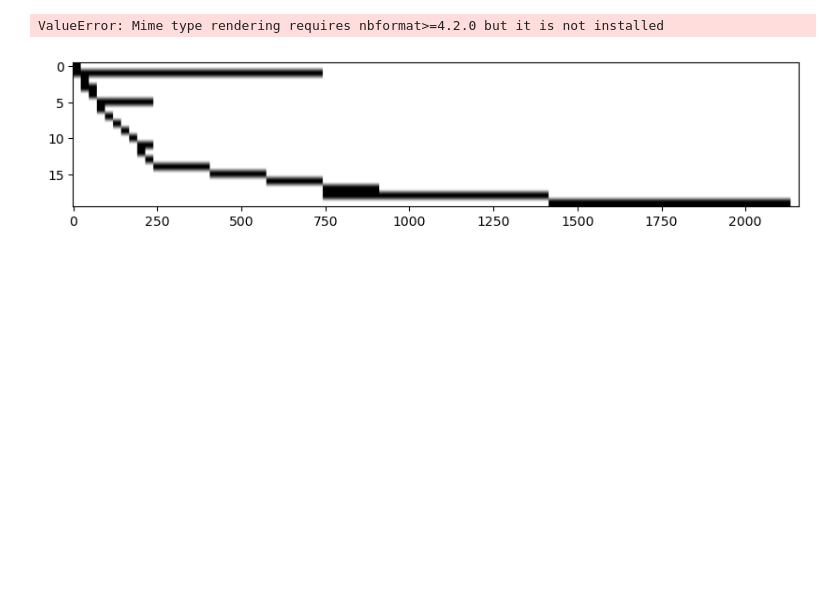
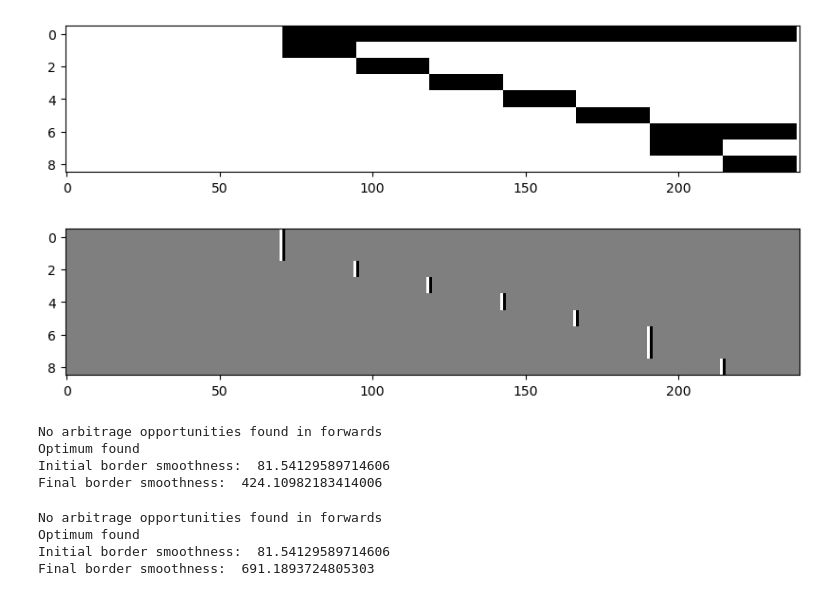
Before and after one commit to LMU-DATA-SCIENCE/price-forward-curve, a Jupyter notebook: arbitrage_correction.ipynb, the cells around one changed output. Cells and saved outputs as stored; diff of their text form; code cells hidden in the pictures; blank space fills up the shorter version.

Commit message:
fixed arbitrage checking and restrictions by hourly calculation

```diff
--- a/arbitrage_correction.ipynb
+++ b/arbitrage_correction.ipynb
@@ -159,17 +19,0 @@ def plot_forecast_forwards(timestamp, forecast):
-# %%
-#create linear constraints that guarant arbitrage freeness for an hourly price curve
-def get_restrictions(timestamp, start_date,end_date):
-    length = ((pd.to_datetime(end_date,utc=2) - pd.to_datetime(start_date,utc=2)).days + 1)* 24
-    contracts  = get_forwards(timestamp,start = start_date, end = end_date)
-    mult = {'D': 24, 'W': 24*7, 'WE': 24*2, 'M': 24*30, 'Q': 24*90, 'Y': 24*365}
-    s = contracts['Settlement'].values
-    d = len(s)
-    C = np.zeros((d,length))
-    for i in range(d):
-        start_contract = contracts.iloc[i].Begin
-        end_contract = contracts.iloc[i].End
-        start_index = (start_contract - pd.to_datetime(start_date,utc=2)+pd.Timedelta(hours=1)).days*24
-        end_index = (end_contract - pd.to_datetime(start_date,utc=2)+pd.Timedelta(hours=1)).days*24
-        C[i,start_index:end_index] = 1
-        s[i] = s[i]*mult[contracts.iloc[i].Identifier]
-    return C, s
@@ -207,17 +20,37 @@ def arbitrage_correction(timestamp, forecast, lambda_1=0):
 # %%
-test_forecast= pd.read_csv('data/test_forecast_medium.csv',sep=',')
+test_forecast= pd.read_csv('data/test_forecast.csv',sep=',')
 test_forecast['timestamp'] = pd.to_datetime(test_forecast['ds'], errors='coerce')
-arbitrage_correction('2021-01-04',test_forecast,lambda_1 = 0)
+#arbitrage_correction('2021-01-04',test_forecast,lambda_1 = 0)
-# %% [output]
-ValueError: Mime type rendering requires nbformat>=4.2.0 but it is not installed
 # %%
 #visualize constraints
 start = test_forecast['timestamp'].min()
 end = test_forecast['timestamp'].max()
 timestamp = '2021-01-04'
-A, b= get_restrictions(timestamp,start,end)
+A, b, D= get_restrictions(timestamp,start,end)
 plt.figure(figsize=(10, 2))  # Adjust the figure size for better readability
 plt.imshow(A, cmap='binary', aspect='auto')  # 'auto' aspect ratio scales with the matrix shape
 plt.show()
+plt.figure(figsize=(10, 2))  # Adjust the figure size for better readability
+plt.imshow(D, cmap='binary', aspect='auto')  # 'auto' aspect ratio scales with the matrix shape
+plt.show()
 # %% [output]
-[figure, old version]
+[figure, new version]
+[figure, added]
+# %%
+x,arb = arbitrage_correction('2021-01-04',test_forecast,lambda_1 = 0.08)
+print("Initial border smoothness: ",np.sum(np.square(D@test_forecast.yhat)))
+print("Final border smoothness: ",np.sum(np.square(D@x)))
+# %% [output]
+No arbitrage opportunities found in forwards
+Optimum found
+Initial border smoothness:  81.54129589714606
+Final border smoothness:  424.10982183414006
+# %%
+x,arb = arbitrage_correction('2021-01-04',test_forecast,lambda_1 = 0)
+print("Initial border smoothness: ",np.sum(np.square(D@test_forecast.yhat)))
+print("Final border smoothness: ",np.sum(np.square(D@x)))
+# %% [output]
+No arbitrage opportunities found in forwards
+Optimum found
+Initial border smoothness:  81.54129589714606
+Final border smoothness:  691.1893724805303
```
Also changed, not shown: parts of 7 cells of this notebook, 1 other file.
